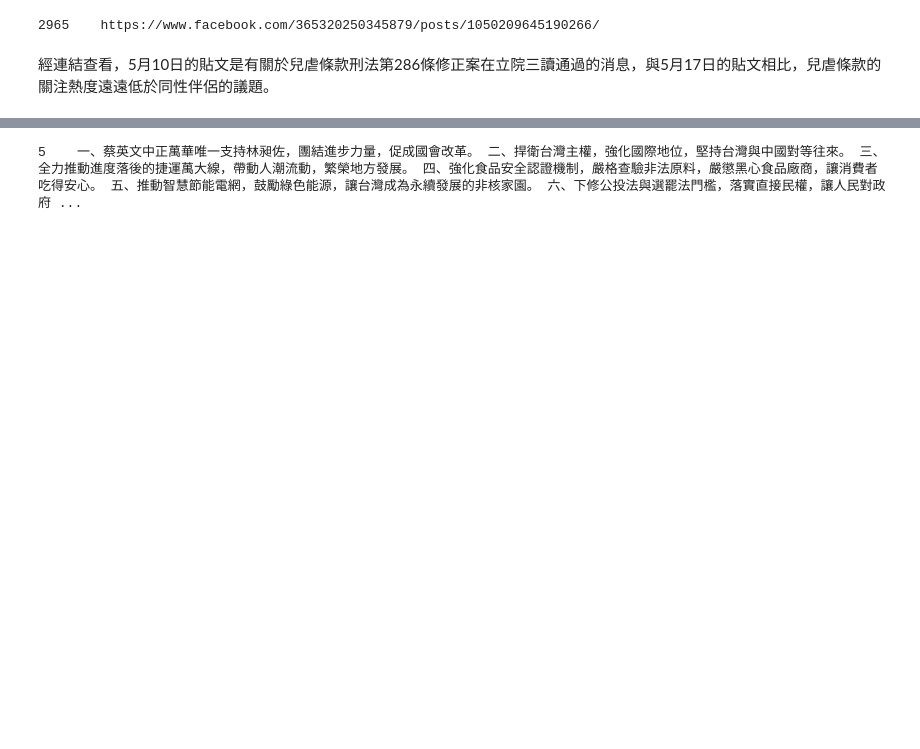
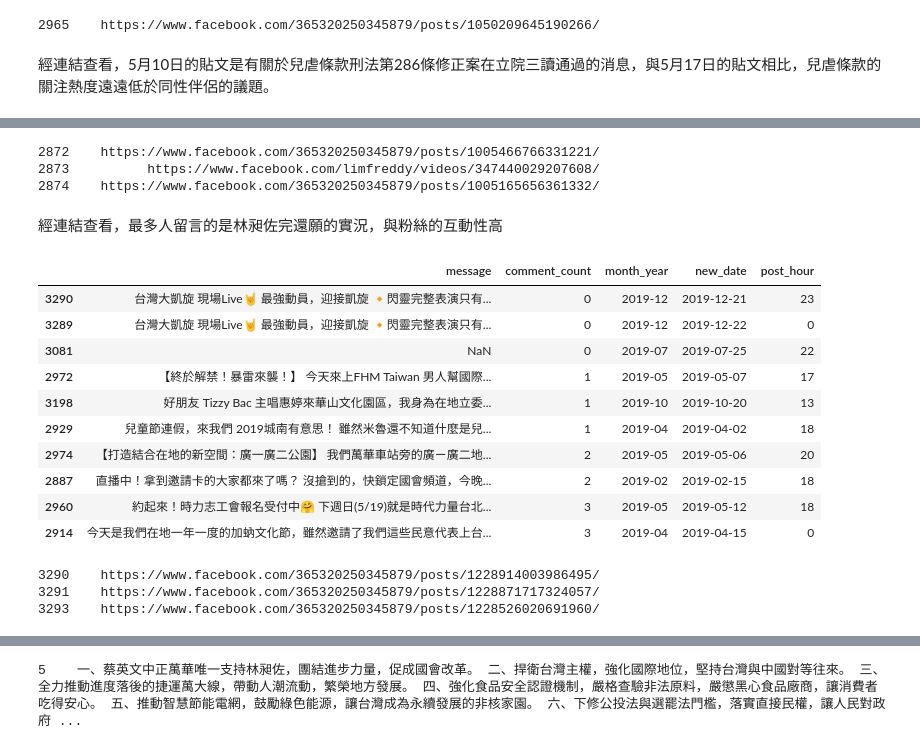
Before and after one commit to joyce199797/109-2_POLITICS_AND_INFORMATION, a Jupyter notebook: 20210322_陳靖婷_林昶佐臉書分析資料.ipynb, the cells around one changed output, grey strips where cells are left out. Saved outputs shown, nothing was run; the diff lists cells and outputs as text; code cells hidden in the pictures; blank space fills up the shorter version.

```diff
--- a/20210322_陳靖婷_林昶佐臉書分析資料.ipynb
+++ b/20210322_陳靖婷_林昶佐臉書分析資料.ipynb
@@ -404,0 +518,32 @@ print(showlink)
+# %%
+showlink= freddy[freddy.new_date == "2019-02-24"].permalink.to_string()
+print(showlink)#留言最最多的貼文-2873
+# %% [output]
+2872    https://www.facebook.com/365320250345879/posts/1005466766331221/
+2873          https://www.facebook.com/limfreddy/videos/347440029207608/
+2874    https://www.facebook.com/365320250345879/posts/1005165656361332/
+# %% [markdown]
+經連結查看，最多人留言的是林昶佐完還願的實況，與粉絲的互動性高
+# %%
+#留言次數最少的貼文
+lesscomment_10 = freddy.sort_values(by = ['comment_count'],ascending = True).head(10)
+lesscomment_10[['message','comment_count','month_year','new_date','post_hour']].replace(r'\n',' ',regex=True)
+# %% [output]
+|  | message | comment_count | month_year | new_date | post_hour |
+| 3290 | 台灣大凱旋 現場Live🤘 最強動員，迎接凱旋 🔸閃靈完整表演只有... | 0 | 2019-12 | 2019-12-21 | 23 |
+| 3289 | 台灣大凱旋 現場Live🤘 最強動員，迎接凱旋 🔸閃靈完整表演只有... | 0 | 2019-12 | 2019-12-22 | 0 |
+| 3081 | NaN | 0 | 2019-07 | 2019-07-25 | 22 |
+| 2972 | 【終於解禁！暴雷來襲！】 今天來上FHM Taiwan 男人幫國際... | 1 | 2019-05 | 2019-05-07 | 17 |
+| 3198 | 好朋友 Tizzy Bac 主唱惠婷來華山文化園區，我身為在地立委... | 1 | 2019-10 | 2019-10-20 | 13 |
+| 2929 | 兒童節連假，來我們 2019城南有意思！ 雖然米魯還不知道什麼是兒... | 1 | 2019-04 | 2019-04-02 | 18 |
+| 2974 | 【打造結合在地的新空間：廣一廣二公園】 我們萬華車站旁的廣ㄧ廣二地... | 2 | 2019-05 | 2019-05-06 | 20 |
+| 2887 | 直播中！拿到邀請卡的大家都來了嗎？ 沒搶到的，快鎖定國會頻道，今晚... | 2 | 2019-02 | 2019-02-15 | 18 |
+| 2960 | 約起來！時力志工會報名受付中🤗 下週日(5/19)就是時代力量台北... | 3 | 2019-05 | 2019-05-12 | 18 |
+| 2914 | 今天是我們在地一年一度的加蚋文化節，雖然邀請了我們這些民意代表上台... | 3 | 2019-04 | 2019-04-15 | 0 |
+# %%
+showlink= freddy[freddy.new_date == "2019-12-21"].permalink.to_string()
+print(showlink)#留言最少的貼文-3290
+# %% [output]
+3290    https://www.facebook.com/365320250345879/posts/1228914003986495/
+3291    https://www.facebook.com/365320250345879/posts/1228871717324057/
+3293    https://www.facebook.com/365320250345879/posts/1228526020691960/
```
Also changed, not shown: parts of 27 cells of this notebook.
